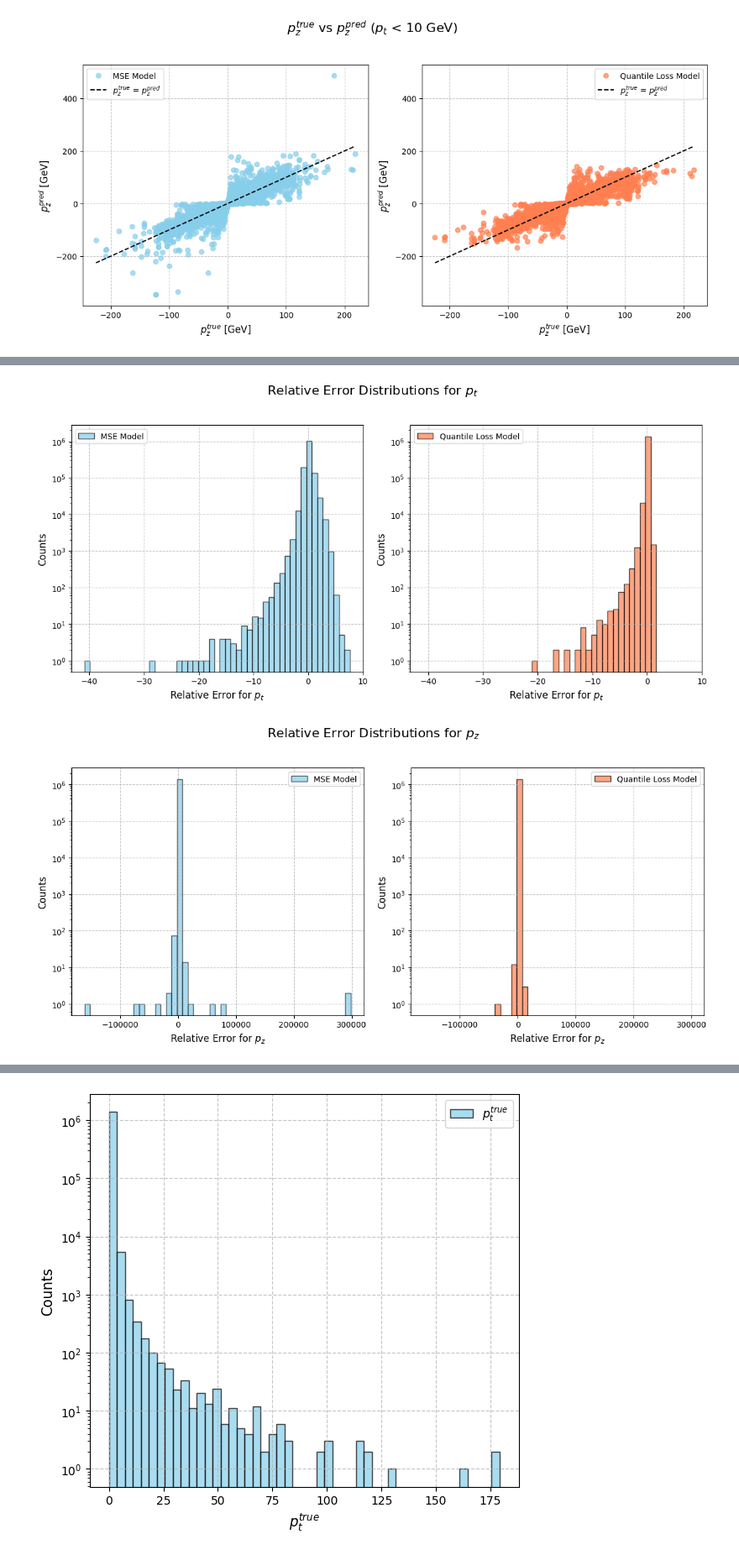
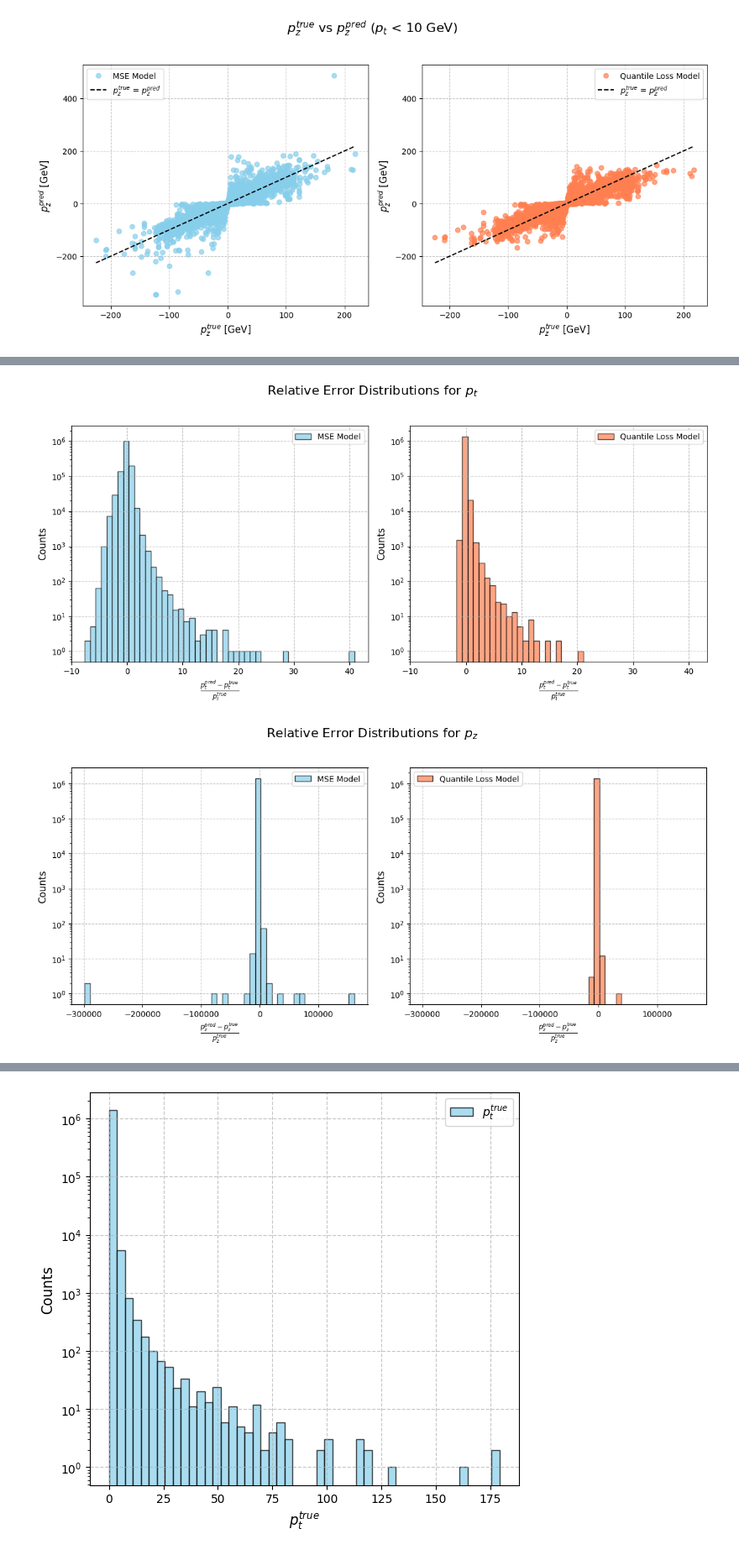
Before and after one commit to soot-bit/TrackFormer, a Jupyter notebook: dataanalysis.ipynb, the cells around one changed output, grey strips where cells are left out. Shown at 84% size. Saved outputs shown, nothing was run; the diff lists cells and outputs as text; code cells hidden in the pictures.

Commit message:
Fix error sign and plot labels

```diff
--- a/dataanalysis.ipynb
+++ b/dataanalysis.ipynb
@@ -942,10 +955,20 @@ plot_pi_absolute_relative_error_distributions()
 # %%
 def plot_pi_relative_error_distributions():
     for var_index, var in enumerate(target_labels):
-        relative_errors_mse_var = np.array(relative_errors_mse)[:, var_index]
-        relative_errors_qloss_var = np.array(relative_errors_qloss)[:, var_index]
+        pi_true_list = np.array(p_true_list)[:, var_index]
+        pi_pred_mse_list = np.array(p_pred_mse_list)[:, var_index]
+        pi_pred_qloss_list = np.array(p_pred_qloss_list)[:, var_index]
+
+        errors_mse_var = pi_pred_mse_list - pi_true_list
+        errors_qloss_var = pi_pred_qloss_list - pi_true_list
+
+        relative_errors_mse_var = errors_mse_var / pi_true_list
+        relative_errors_qloss_var = errors_qloss_var / pi_true_list
+
         title = f"Relative Error Distributions for ${var}$"
-        xlabel = f"Relative Error for ${var}$"
+        true_label = f"${var}^{{true}}$"
+        pred_label = f"${var}^{{pred}}$"
+        xlabel = f"$\\frac{{ {pred_label.replace('$', '')} - {true_label.replace('$', '')} }}{{ {true_label.replace('$', '')} }}$"
         ylabel = "Counts"
         filename = f"relative_error_distributions_{var}.png"
         filename = output_dir / filename
@@ -977,35 +1000,35 @@ def plot_pi_relative_error_distributions():
         plt.ylabel(ylabel, fontsize=12)
         plt.yscale("log")
         plt.grid(True, linestyle="--", alpha=0.7)
         plt.legend()
 
         # Qloss
         plt.subplot(1, 2, 2)
         plt.hist(
             relative_errors_qloss_var,
             bins=bins,
             alpha=0.7,
             label="Quantile Loss Model",
             color="coral",
             edgecolor="black",
         )
         plt.xlabel(xlabel, fontsize=12)
         plt.ylabel(ylabel, fontsize=12)
         plt.yscale("log")
         plt.grid(True, linestyle="--", alpha=0.7)
         plt.legend()
 
         sync_plot_limits()
 
         plt.tight_layout(rect=[0, 0.03, 1, 0.95])
         plt.savefig(filename, format="png")
         plt.show()
 
 
 plot_pi_relative_error_distributions()
 # %% [output]
-[figure, old version]
+[figure, new version]
-[figure, old version]
+[figure, new version]
 # %%
 def plot_pi_relative_error_distributions_low_pt():
     for var_index, var in enumerate(target_labels):
```
Also changed, not shown: parts of 14 cells of this notebook.
